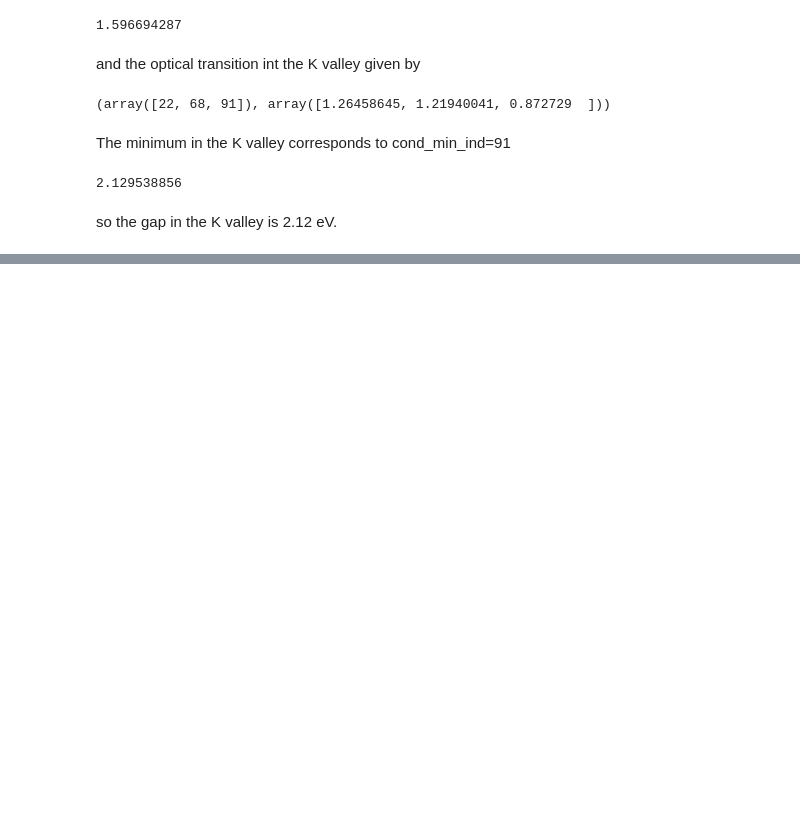
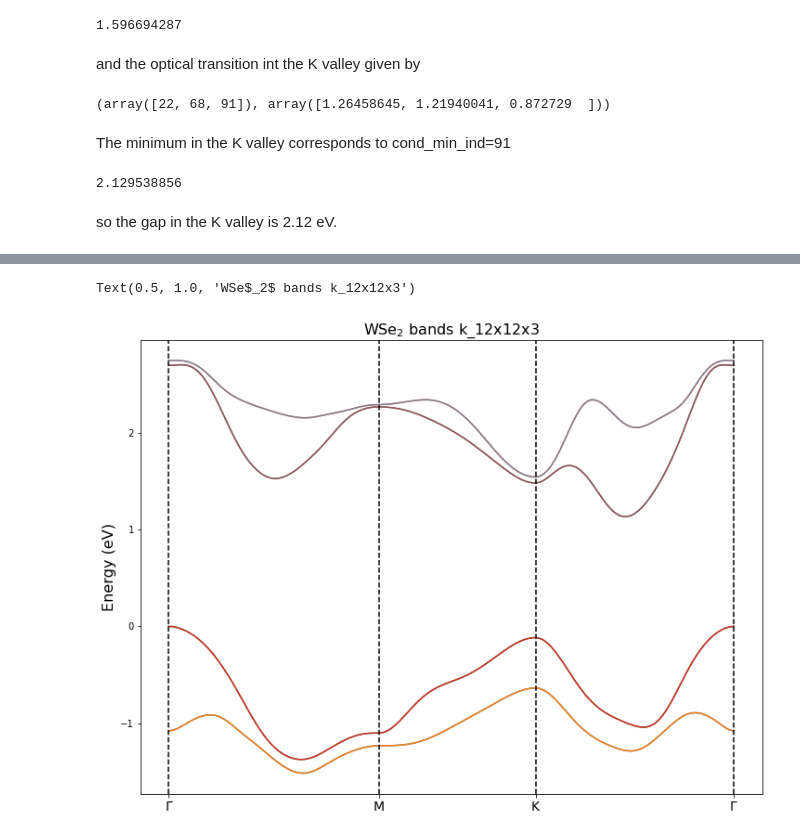
Before and after one commit to marcodalessandro76/WSe2, a Jupyter notebook: Band_structure.ipynb, the cells around one changed output, grey strips where cells are left out. Cells and saved outputs as stored; diff of their text form; code cells hidden in the pictures; blank space fills up the shorter version.

```diff
--- a/Band_structure.ipynb
+++ b/Band_structure.ipynb
@@ -220,0 +228,24 @@ so the gap in the K valley is 2.12 eV.
+# %%
+k = kpoints[0]
+band_range = [49,56]
+bands_step = 50
+scissor = 0.261 # eV
+
+# The coordinates of the high sym points are provided in crystal coordinates
+# to match the 'rlu' in the ypp input
+G = [0.,0.,0.]
+K = [1./3.,1./3.,0.]
+M = [0.5,0.,0.]
+high_sym = {'G':G,'K':K,'M':M} # useful to label the high-sym point on the path
+
+study = D.Dataset(num_tasks=1,skip=True)
+
+run_dir = os.path.join(run_path,k)
+inp = I.YamboInput(args='ypp -s b -V qp',folder=run_dir,filename='ypp.in')
+inp.set_array_variables(BANDS_bands=band_range,BANDS_steps=bands_step)
+inp.set_array_variables(GfnQP_E=[scissor,1.,1.])
+inp.set_scalar_variables(cooIn='rlu',cooOut='rlu')
+inp.set_scalar_variables(BANDS_path='G M K G',INTERP_mode='BOLTZ')
+inp['variables']['INTERP_Shell_Fac'] = [20,'']
+idd = 'ypp_bands_dft_rt-parameters'
+study.append_run(run_dir=run_dir,id=idd,input=inp,runner=ypp_code)
@@ -220,0 +274,2 @@ so the gap in the K valley is 2.12 eV.
+# %%
+results = study.run()
@@ -220,0 +288,11 @@ so the gap in the K valley is 2.12 eV.
+# %%
+ind = 0
+
+bands = U.BandStructure.from_Ypp(results[ind],high_sym,suffix='bands_interpolated')
+fig, ax = plt.subplots(figsize=(12, 9))
+bands.plot(plt,linestyle='-')
+ax.set_ylabel('Energy (eV)',size=16)
+plt.title('WSe$_2$ bands k_%s'%kpoints[ind],size=16)
+# %% [output]
+Text(0.5, 1.0, 'WSe$_2$ bands k_12x12x3')
+[figure, added]
```
Also changed, not shown: parts of 8 cells of this notebook, 1 other file.
